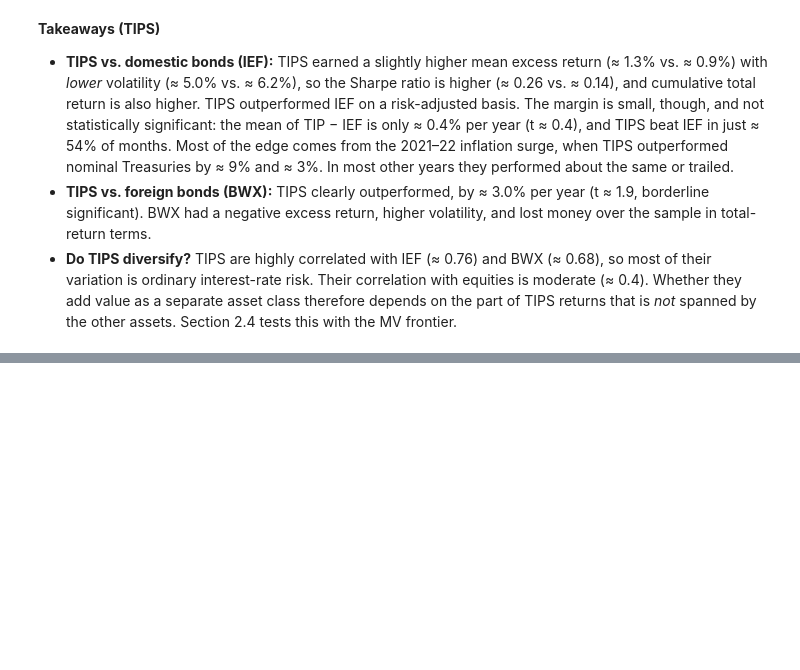
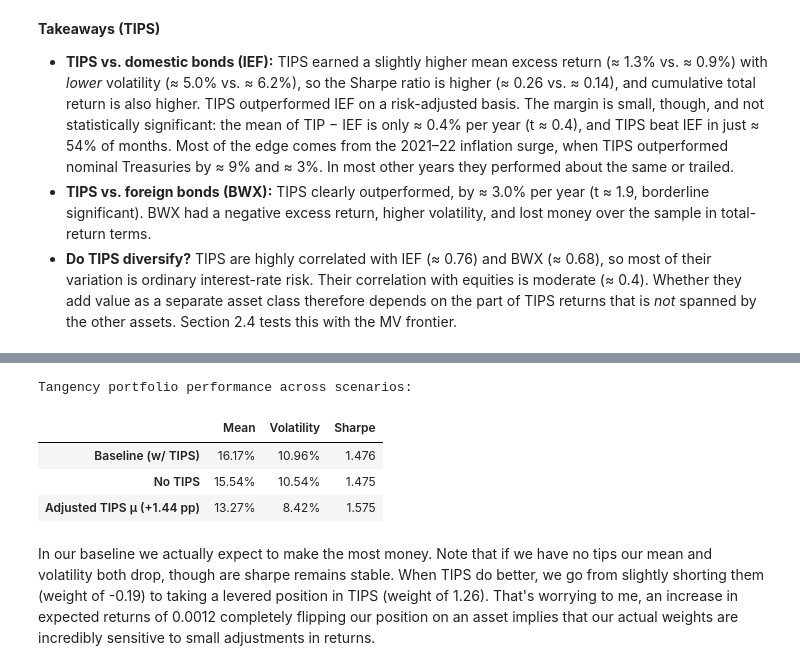
Before and after one commit to Brendon-Wang/harvard-endowment, a Jupyter notebook: harvard_endowment.ipynb, the cells around one changed output, grey strips where cells are left out. Saved outputs shown, nothing was run; the diff lists cells and outputs as text; code cells hidden in the pictures; blank space fills up the shorter version.

```diff
--- a/harvard_endowment.ipynb
+++ b/harvard_endowment.ipynb
@@ -214,0 +296,36 @@ plt.show()
+# %%
+# ── 4. TIPS Sensitivity Analysis ──────────────────────────────────────────────
+
+# Helper: recompute tangency weights and annualised performance from a returns df
+def tangency_portfolio(rets_sub, mu_override=None, freq=FREQ):
+    """
+    mu_override: pd.Series of annualised means to use instead of sample means.
+    Useful for scenario analysis without altering the returns history.
+    """
+    mu_s  = (mu_override if mu_override is not None
+             else rets_sub.mean() * freq).loc[rets_sub.columns]
+    Sig_s = rets_sub.cov() * freq
+    raw   = np.linalg.inv(Sig_s.values) @ mu_s.values
+    w     = pd.Series(raw / raw.sum(), index=rets_sub.columns)
+    # Portfolio performance (analytical — consistent with adjusted-mu scenario)
+    p_mean = (w * mu_s).sum()
+    p_vol  = np.sqrt(w.values @ Sig_s.values @ w.values)
+    perf   = pd.DataFrame({'Mean': [p_mean], 'Volatility': [p_vol],
+                            'Sharpe': [p_mean / p_vol]})
+    return w, perf
+
+# ── Baseline (all 10 assets) ──────────────────────────────────────────────────
+w_base, perf_base = tangency_portfolio(rets)
+perf_base.index = ['Baseline (w/ TIPS)']
+
+# ── Case A: drop TIPS entirely ────────────────────────────────────────────────
+rets_no_tips        = rets.drop(columns='TIP')
+w_no_tips, perf_no = tangency_portfolio(rets_no_tips)
+perf_no.index       = ['No TIPS']
+
+# ── Case B: TIPS expected excess return bumped +0.0012 per month ──────────────
+# (+0.0012/month ≈ +1.44 pp annualised on top of the historic sample mean)
+mu_adj          = rets.mean() * FREQ          # annualised sample means
+mu_adj['TIP'] += 0.0012 * FREQ              # apply annualised adjustment
+w_adj, perf_adj = tangency_portfolio(rets, mu_override=mu_adj)
+perf_adj.index  = ['Adjusted TIPS μ (+1.44 pp)']
@@ -214,0 +355,16 @@ plt.show()
+# %%
+# ── Performance comparison (all three scenarios) ──────────────────────────────
+perf_all = pd.concat([perf_base, perf_no, perf_adj])
+
+print('Tangency portfolio performance across scenarios:')
+perf_all.style \
+    .format({'Mean': '{:.2%}', 'Volatility': '{:.2%}', 'Sharpe': '{:.3f}'}) \
+    .background_gradient(subset=['Sharpe'], cmap='RdYlGn')
+# %% [output]
+Tangency portfolio performance across scenarios:
+|  | Mean | Volatility | Sharpe |
+| Baseline (w/ TIPS) | 16.17% | 10.96% | 1.476 |
+| No TIPS | 15.54% | 10.54% | 1.475 |
+| Adjusted TIPS μ (+1.44 pp) | 13.27% | 8.42% | 1.575 |
+# %% [markdown]
+In our baseline we actually expect to make the most money. Note that if we have no tips our mean and volatility both drop, though are sharpe remains stable. When TIPS do better, we go from slightly shorting them (weight of -0.19) to taking a levered position in TIPS (weight of 1.26). That's worrying to me, an increase in expected returns of 0.0012 completely flipping our position on an asset implies that our actual weights are incredibly sensitive to small adjustments in returns.
```
Also changed, not shown: parts of 12 cells of this notebook.
